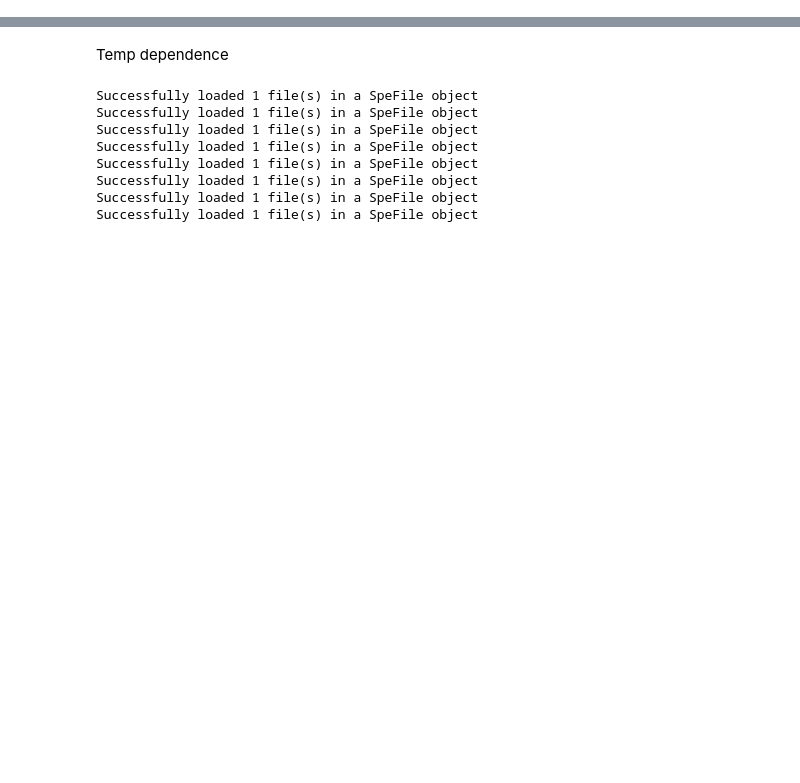
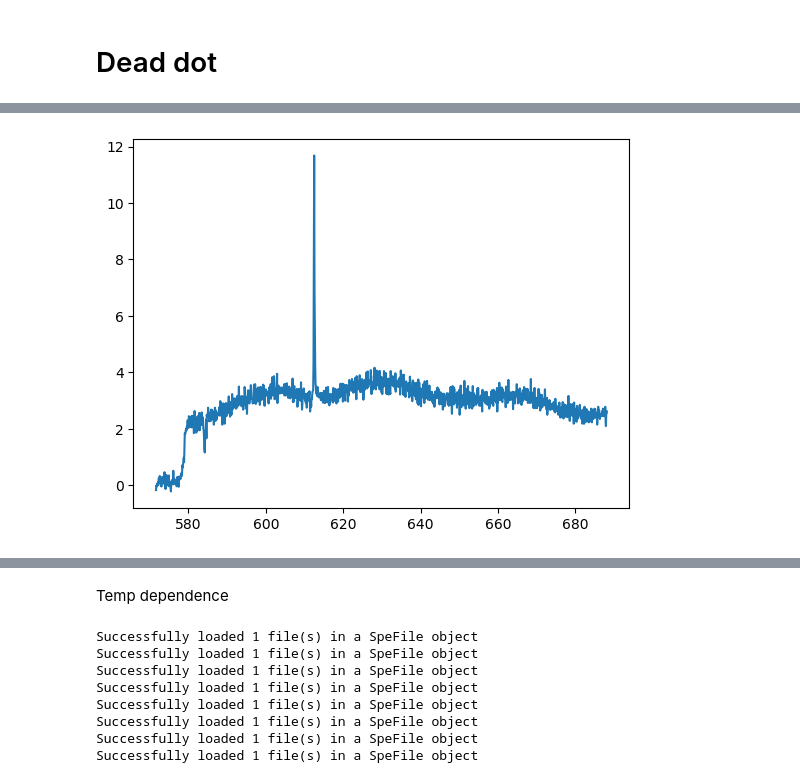
Before and after one commit to UW-Quantum-Defect-Lab/qdmodel, a Jupyter notebook: qdanalysis/date_analysis/2024_12_09_printing.ipynb, the cells around one changed output, grey strips where cells are left out. Drawn from its saved outputs; the diff is of its cells as text; code cells hidden in the pictures; blank space fills up the shorter version.

```diff
--- a/qdanalysis/date_analysis/2024_12_09_printing.ipynb
+++ b/qdanalysis/date_analysis/2024_12_09_printing.ipynb
@@ -12,3 +12,15 @@ from scipy.optimize import curve_fit
 import sys
 sys.path.append('..')
 from spefile3 import *
+# %% [markdown]
+# Dead dot
+# %%
+filename = "/Users/tommtommbom/Desktop/qdrepos/CdSeSpecData/2024/2024_08_28/382_10uW_580LP_midcavity 2024 August 28 12_32_31.spe"
+s = speFile3(filename)
+frameNum = 0
+x_data = s.wavelengths
+y_data = s.data[frameNum][0][0]/s.exposure
+plt.plot(x_data, y_data)
+df_deaddot = pd.DataFrame({'Wavelength (nm)': x_data, 'Intensity (counts/s)': y_data})
+df_deaddot.to_csv('deaddot.csv', index=False)
+# %% [output]
@@ -14,0 +28 @@ from spefile3 import *
+[figure, added]
```
Also changed, not shown: parts of 19 cells of this notebook, 2 other files.
